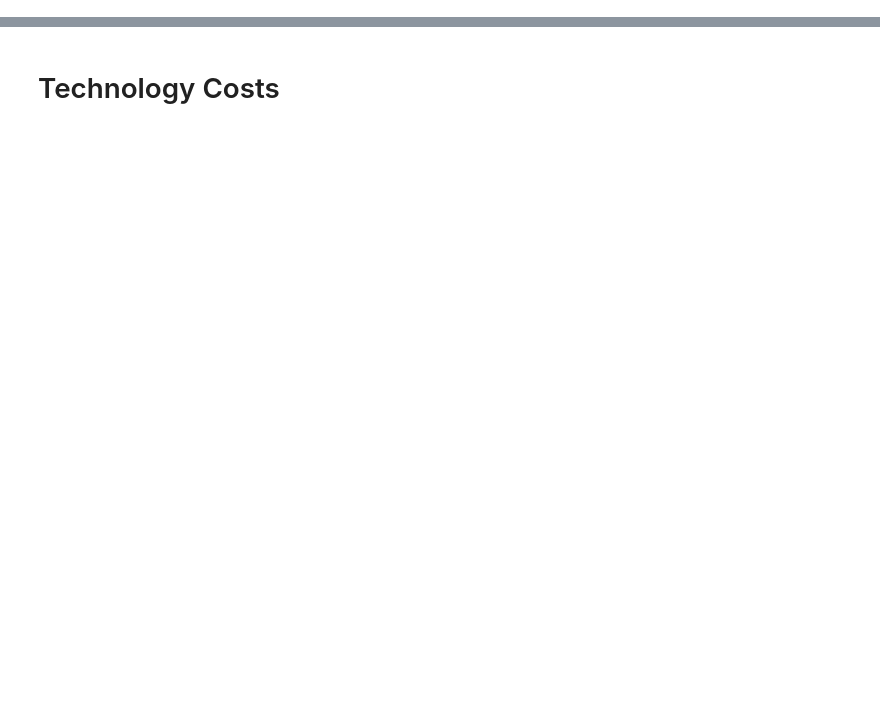
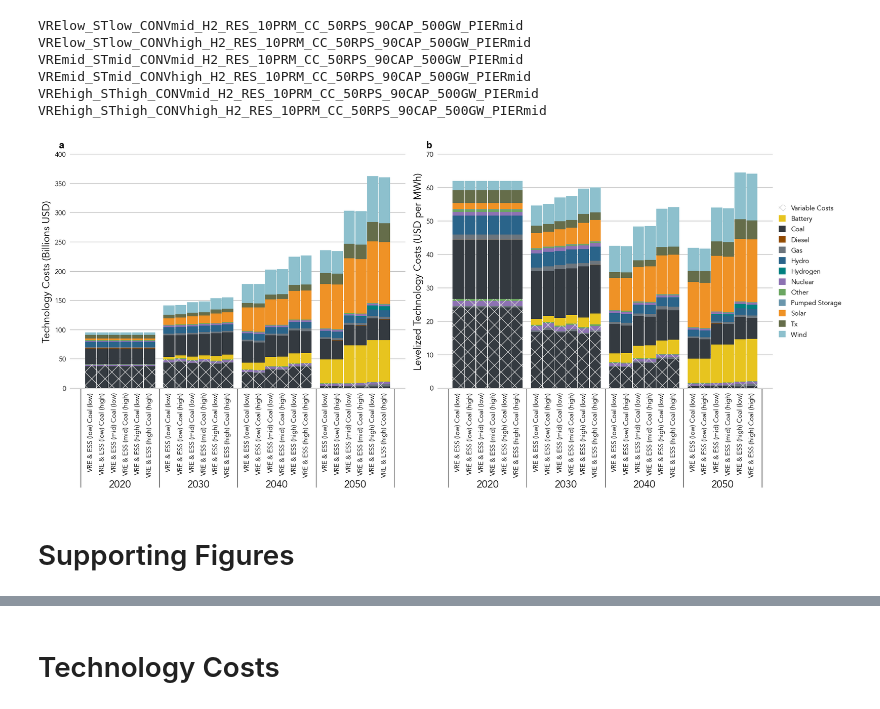
Before and after one commit to cetlab-ucsb/gridpath_india_viz, a Jupyter notebook: software/technology_costs.ipynb, the cells around one changed output, grey strips where cells are left out. Cells and saved outputs as stored; diff of their text form; code cells hidden in the pictures; blank space fills up the shorter version.

```diff
--- a/software/technology_costs.ipynb
+++ b/software/technology_costs.ipynb
@@ -16,9 +16,6 @@ from matplotlib.transforms import ScaledTranslation
 plt.rcParams['legend.handlelength'] = 1
 plt.rcParams['legend.handleheight'] = 1.125
 plt.rcParams["font.family"]         = "Avenir"
-mpl.rcParams['pdf.fonttype']        = 42
-
-mpl.rcParams.update({"pdf.use14corefonts": True})
 
 path_to_scenarios = '/Users/Guille/Desktop/india_power/scenarios'
 path_to_images    = '/Users/Guille/Desktop/india_power/images'
@@ -514,0 +519,7 @@ def _plot_total_fixed_and_variable_cost(ax, df_, scens_label_, tech_label_,
+# %%
+tech_cost_                 = {}
+tech_cost_['scen_labels']  = pd.read_csv(path_to_csvs + '/tech_cost-scenario_labels.csv')
+technology_cost_, demand_  = _load_cost(tech_cost_['scen_labels'])
+tech_cost_['tech_cost'], tech_cost_['demand'] = _group_tech_cost_by_tech(_group_cost_technologies(technology_cost_, tech_labels_), demand_, tech_cost_['scen_labels'])
+
+tech_cost_['tech_cost'].loc[tech_cost_['tech_cost']['technology'] == 'Tx_Losses', 'fixed_cost'] += 5.9e9
@@ -514,0 +533,51 @@ def _plot_total_fixed_and_variable_cost(ax, df_, scens_label_, tech_label_,
+# %%
+fig, _ax = plt.subplot_mosaic([['a', 'b']],
+                              layout      = 'constrained',
+                              figsize     = (20, 8.75),
+                              gridspec_kw = {'width_ratios': [1, 1]})
+
+for label, ax in _ax.items():
+    ax.text(0.0, 1.0, label,
+            transform = (ax.transAxes + ScaledTranslation(-20/72, +7/72, fig.dpi_scale_trans)),
+            fontsize  = 'xx-large',
+            weight    = "bold",
+            va        = 'bottom',
+            family    = 'Arial')
+
+# Enter a title of your choice between the quotation marks ('') under title = ''.
+_plot_total_fixed_and_variable_cost(_ax['a'], tech_cost_['tech_cost'], tech_cost_['scen_labels'], tech_labels_,
+                                    ylabel       = r'Technology Costs (Billions USD)',
+                                    y_lim_max    = 400,
+                                    y_period_loc = -165,
+                                    y_grid_inc   = 50,
+                                    div_line_len = 0.42,
+                                    legend       = False)
+
+# Enter a title of your choice between the quotation marks ('') under title = ''.
+_plot_levelized_fixed_and_variable_cost(_ax['b'], tech_cost_['tech_cost'], tech_cost_['demand'], tech_cost_['scen_labels'], tech_labels_,
+                                        ylabel       = r'Levelized Technology Costs (USD per MWh)',
+                                        y_lim_max    = 70,
+                                        y_period_loc = -29,
+                                        y_grid_inc   = 10,
+                                        div_line_len = 0.42,
+                                        legend       = True)
+
+plt.savefig(path_to_images + '/tech_cots-technology_costs.pdf',
+            bbox_inches = 'tight',
+            dpi         = 600)
+
+plt.savefig(path_to_images + '/tech_cots-technology_costs.png',
+            bbox_inches = 'tight',
+            dpi         = 300)
+
+plt.show()
+# %% [output]
+VRElow_STlow_CONVmid_H2_RES_10PRM_CC_50RPS_90CAP_500GW_PIERmid
+VRElow_STlow_CONVhigh_H2_RES_10PRM_CC_50RPS_90CAP_500GW_PIERmid
+VREmid_STmid_CONVmid_H2_RES_10PRM_CC_50RPS_90CAP_500GW_PIERmid
+VREmid_STmid_CONVhigh_H2_RES_10PRM_CC_50RPS_90CAP_500GW_PIERmid
+VREhigh_SThigh_CONVmid_H2_RES_10PRM_CC_50RPS_90CAP_500GW_PIERmid
+VREhigh_SThigh_CONVhigh_H2_RES_10PRM_CC_50RPS_90CAP_500GW_PIERmid
+[figure, new version]
+# %% [markdown]
+# Supporting Figures
```
Also changed, not shown: parts of 23 cells of this notebook, 6 other files.
